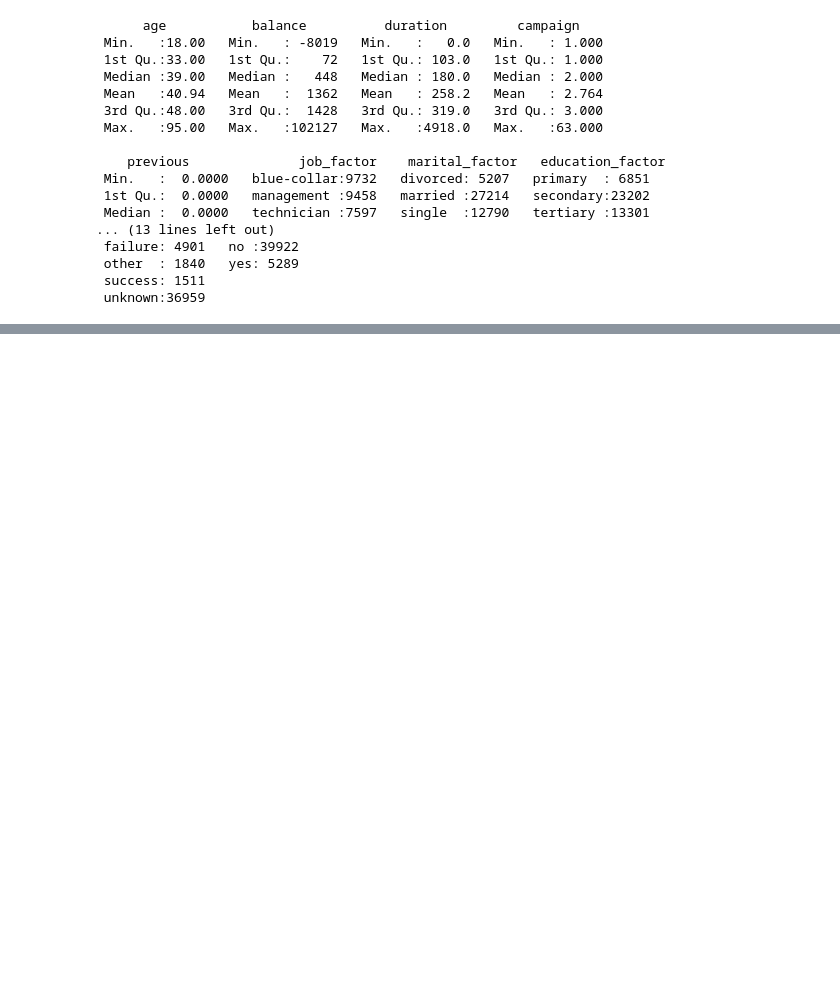
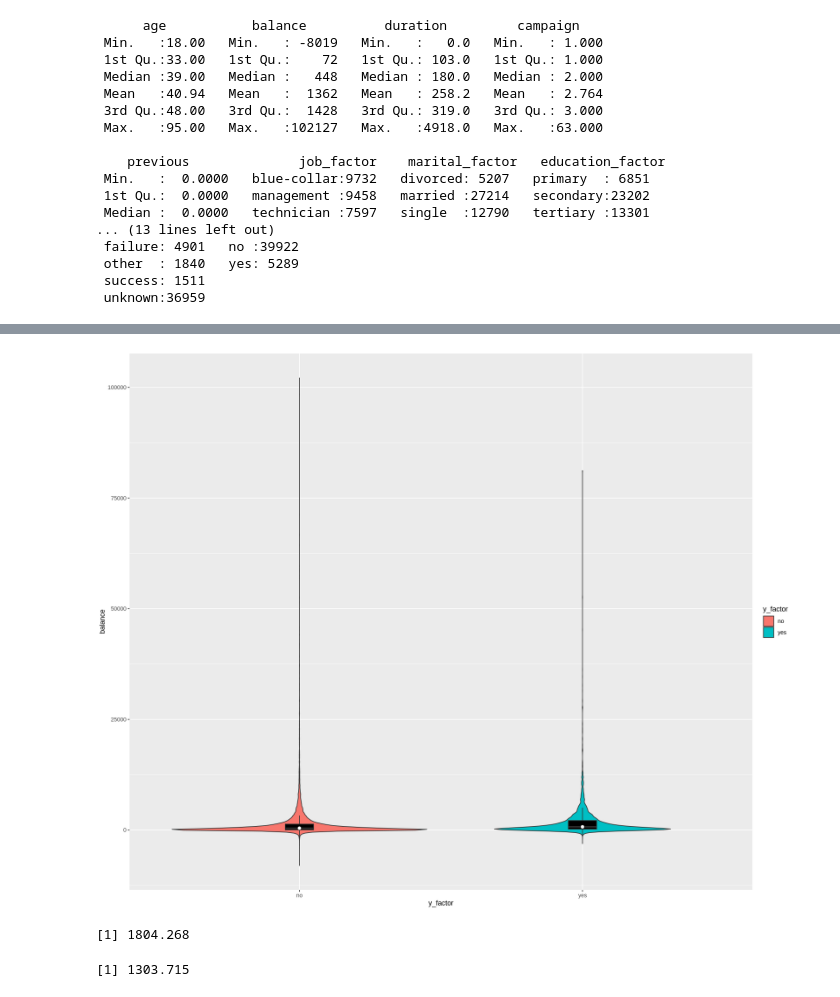
Before and after one commit to dpnolan/taba, a Jupyter notebook: TABA_Bank_data_logic_regression.ipynb, the cells around one changed output, grey strips where cells are left out. Saved outputs shown, nothing was run; the diff lists cells and outputs as text; code cells hidden in the pictures; blank space fills up the shorter version.

```diff
--- a/TABA_Bank_data_logic_regression.ipynb
+++ b/TABA_Bank_data_logic_regression.ipynb
@@ -216,0 +276,18 @@ summary(bank_clean)
+# %%
+# Graph 2 - relationship balance in yes and no datasets
+hw_p <- ggplot(bank_clean, aes(x = y_factor, y=balance, fill=y_factor  ))
+hw_p + geom_violin() +
+  geom_boxplot(width = .1,
+               fill = "black",
+               outlier.colour = NA) +
+  stat_summary(fun = median, geom = "point", fill = "white", shape = 21, size = 2.5)
+# %% [output]
+[figure, added]
+# %%
+# 'yes' population has bigger balance on the relationship
+mean(bank_clean['balance'][bank_clean['y_factor']=='yes'])
+mean(bank_clean['balance'][bank_clean['y_factor']=='no'])
+# Greater mean balance, 1804 v 1304, for 'yes'
+# %% [output]
+[1] 1804.268
+[1] 1303.715
```
Also changed, not shown: parts of 90 cells of this notebook.
